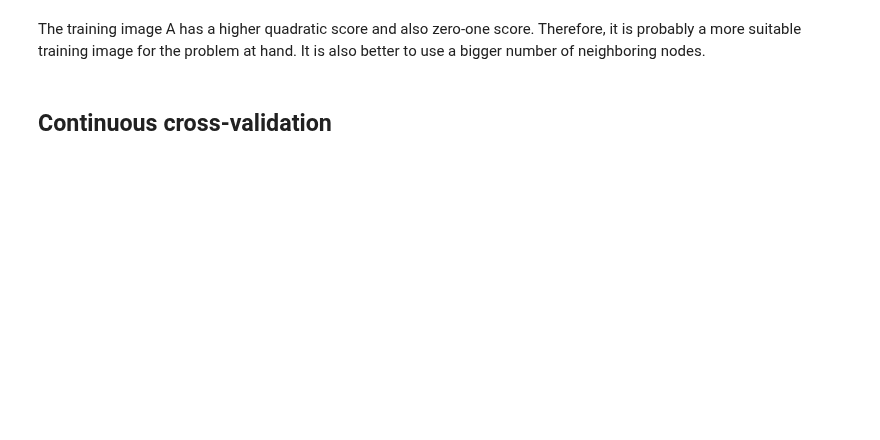
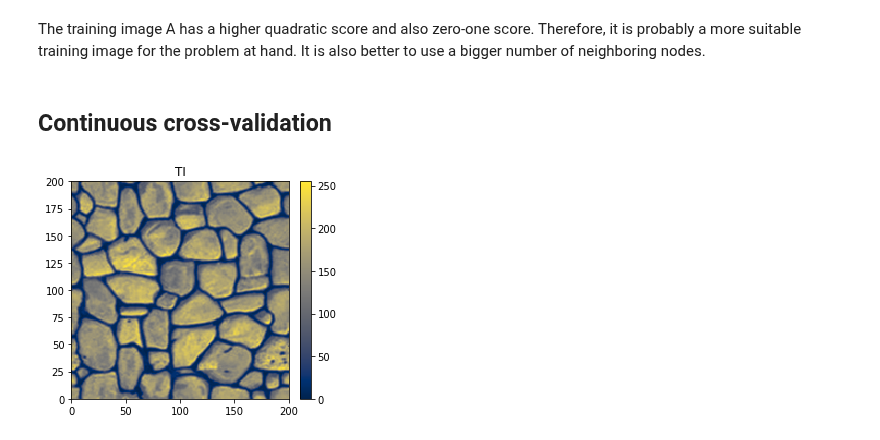
Before and after one commit to randlab/geone, a Jupyter notebook: examples/ex_cross_validaton.ipynb, the cells around one changed output. Cells and saved outputs as stored; diff of their text form; code cells hidden in the pictures; blank space fills up the shorter version.

```diff
--- a/examples/ex_cross_validaton.ipynb
+++ b/examples/ex_cross_validaton.ipynb
@@ -146,3 +203,8 @@ The training image A has a higher quadratic score and also zero-one score. There
 # %%
 %load_ext autoreload
 %autoreload 2
+# %%
+ti = readImageGslib('tiContinuous.gslib')
+drawImage2D(ti, cmap='cividis', title='TI')
+# %% [output]
+[figure, added]
```
Also changed, not shown: parts of 21 cells of this notebook, 5 other files.
